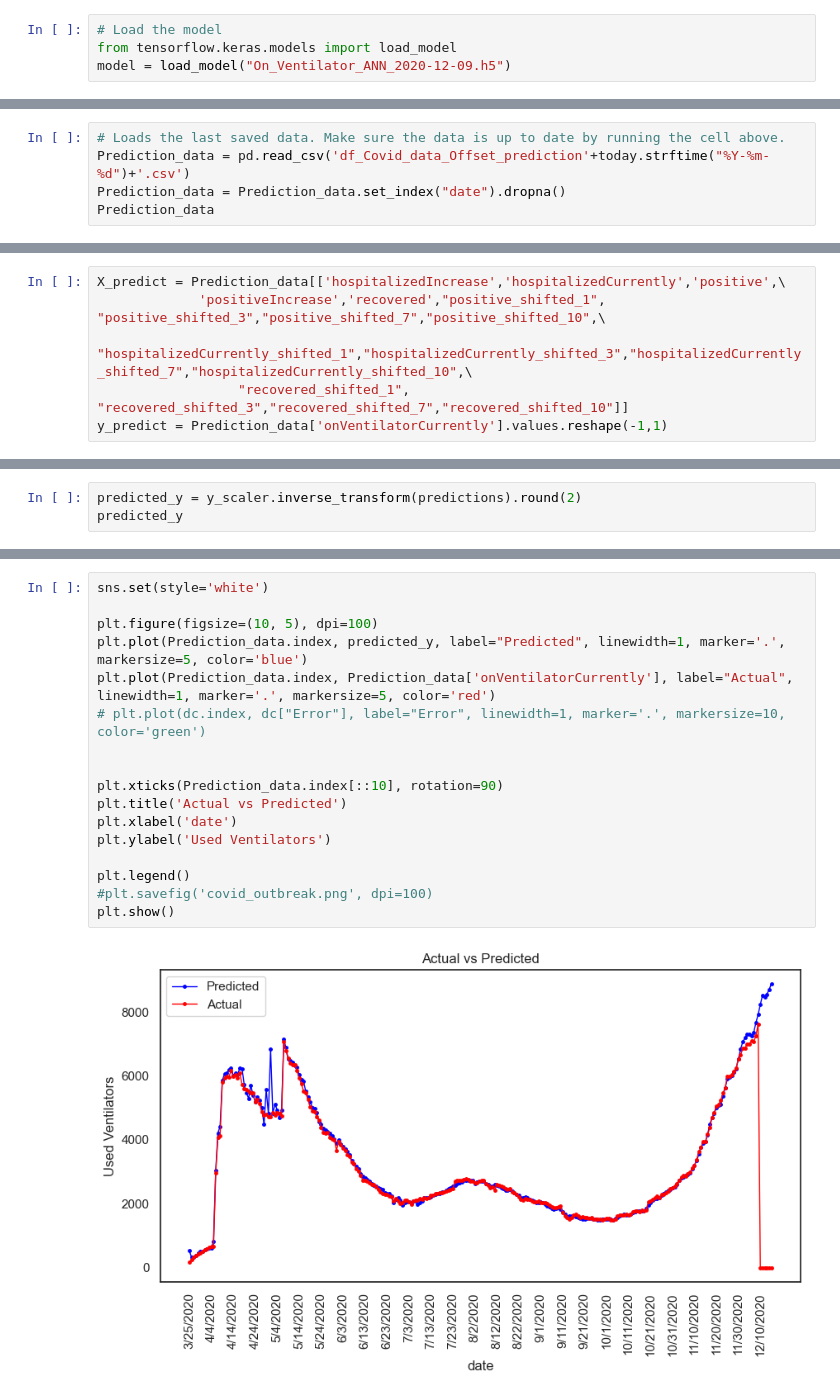
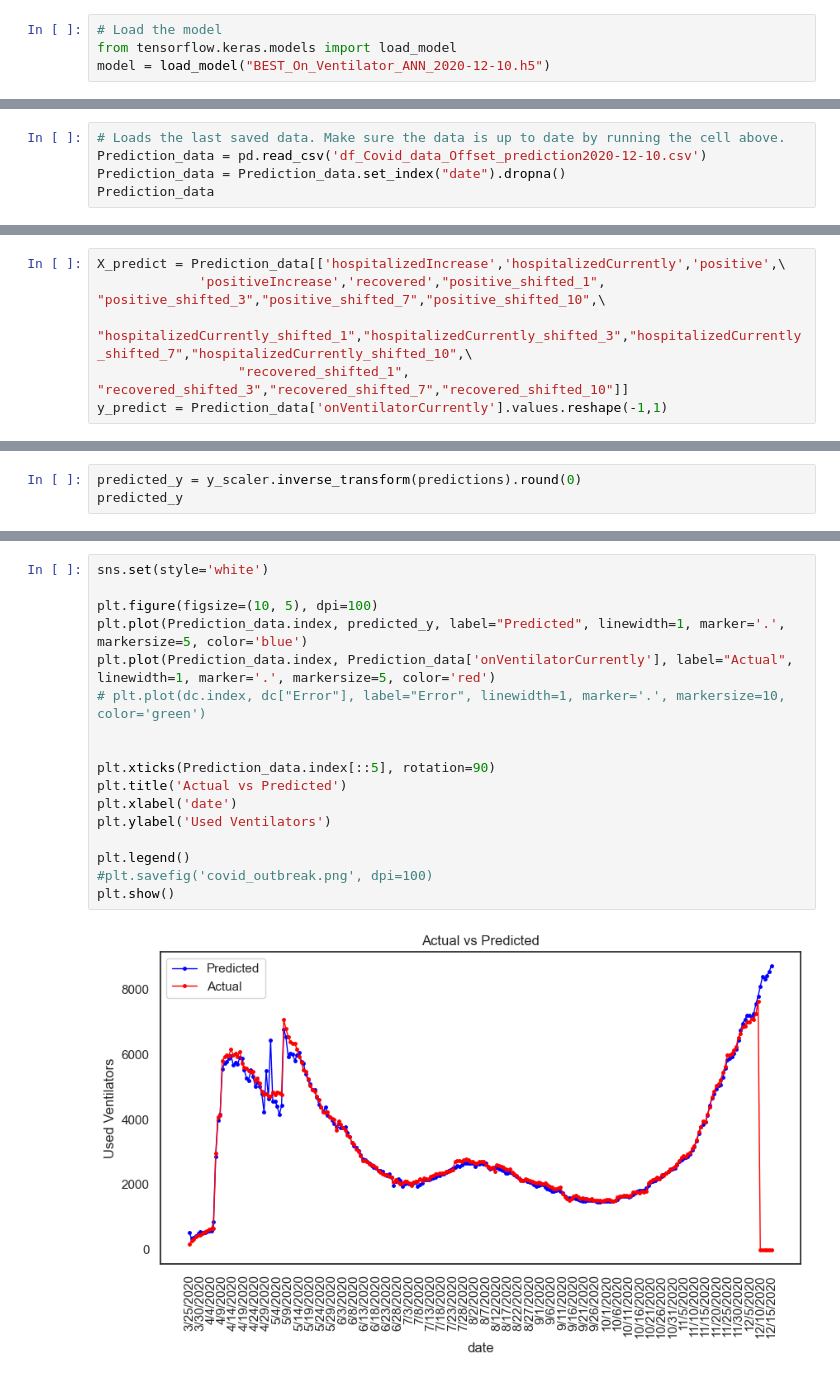
Before and after one commit to Micovs/COVID-Predictions, a Jupyter notebook: Model Test/On ventilator based on Covid cases and hospitalisation/Linear Regression Model/Hospitalization Prediction Model SM.ipynb, the cells around one changed output, grey strips where cells are left out. Cells and saved outputs as stored; diff of their text form.

Commit message:
First plot added

```diff
--- a/Model Test/On ventilator based on Covid cases and hospitalisation/Linear Regression Model/Hospitalization Prediction Model SM.ipynb
+++ b/Model Test/On ventilator based on Covid cases and hospitalisation/Linear Regression Model/Hospitalization Prediction Model SM.ipynb
@@ -816,12 +816,12 @@ model.save("BEST_On_Ventilator_ANN_"+today.strftime("%Y-%m-%d")+".h5")
 # %%
 # Load the model
 from tensorflow.keras.models import load_model
-model = load_model("On_Ventilator_ANN_2020-12-09.h5")
+model = load_model("BEST_On_Ventilator_ANN_2020-12-10.h5")
 # %% [markdown]
 ### Load and prepare the data that we will make the future predictions on
 # %%
 # Loads the last saved data. Make sure the data is up to date by running the cell above.
-Prediction_data = pd.read_csv('df_Covid_data_Offset_prediction'+today.strftime("%Y-%m-%d")+'.csv')
+Prediction_data = pd.read_csv('df_Covid_data_Offset_prediction2020-12-10.csv')
 Prediction_data = Prediction_data.set_index("date").dropna()
 Prediction_data
 # %% [output]
@@ -874,4 +874,4 @@ array([[-0.1556035 , -2.58190738, -1.34605688, ..., -1.19404215,
 # %%
-predicted_y = y_scaler.inverse_transform(predictions).round(2)
+predicted_y = y_scaler.inverse_transform(predictions).round(0)
 predicted_y
 # %% [output]
@@ -895,20 +895,20 @@ array([[ 523.29],
 # %%
 sns.set(style='white')
 
 plt.figure(figsize=(10, 5), dpi=100)
 plt.plot(Prediction_data.index, predicted_y, label="Predicted", linewidth=1, marker='.', markersize=5, color='blue')
 plt.plot(Prediction_data.index, Prediction_data['onVentilatorCurrently'], label="Actual", linewidth=1, marker='.', markersize=5, color='red')
 # plt.plot(dc.index, dc["Error"], label="Error", linewidth=1, marker='.', markersize=10, color='green')
 
 
-plt.xticks(Prediction_data.index[::10], rotation=90)
+plt.xticks(Prediction_data.index[::5], rotation=90)
 plt.title('Actual vs Predicted')
 plt.xlabel('date')
 plt.ylabel('Used Ventilators')
 
 plt.legend()
 #plt.savefig('covid_outbreak.png', dpi=100)
 plt.show()
 # %% [output]
-[figure, old version]
+[figure, new version]
 # %%
```
Also changed, not shown: parts of 52 cells of this notebook, 3 other files.
